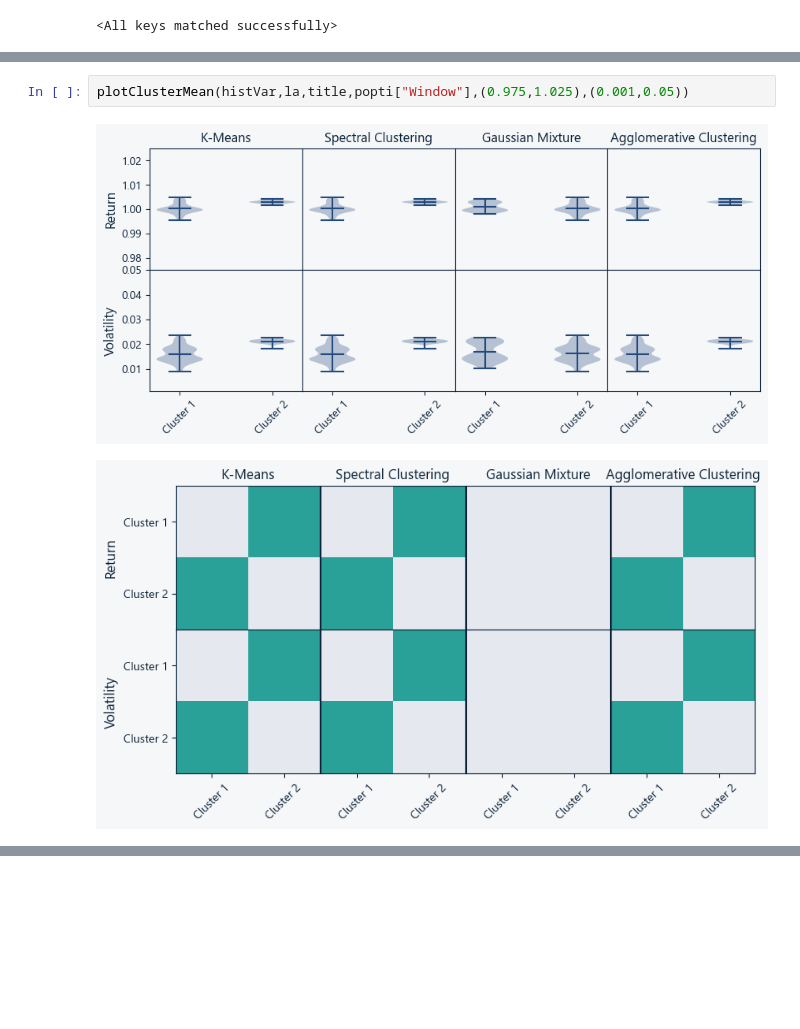
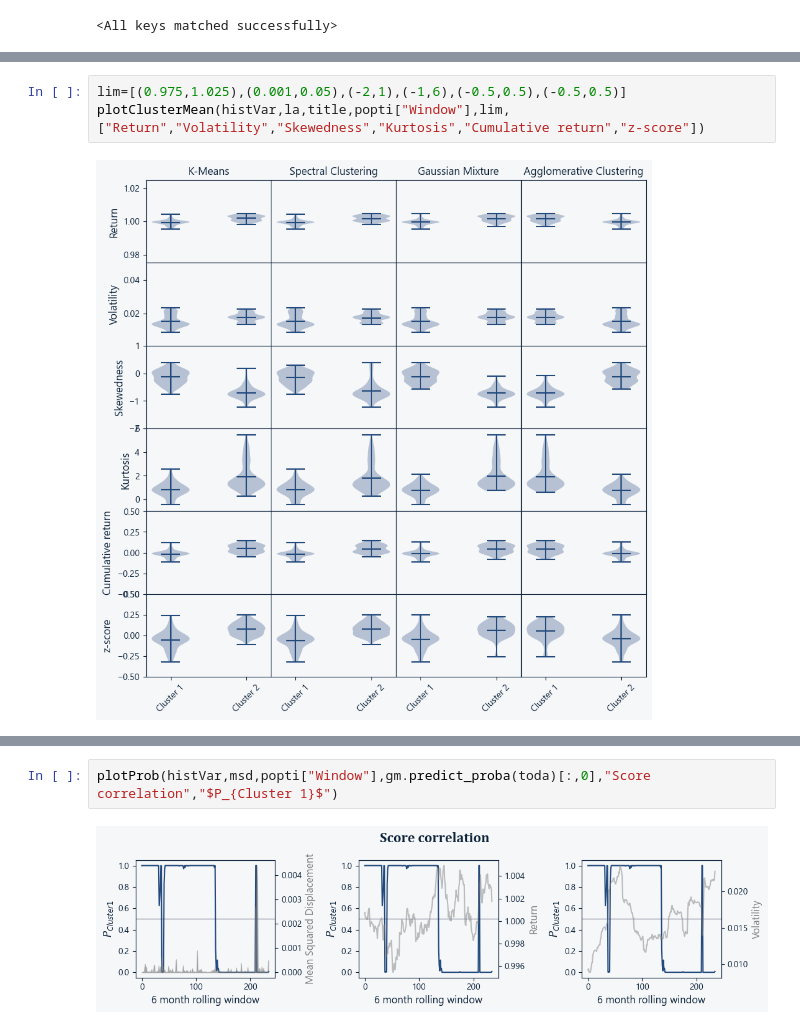
Before and after one commit to ValVal-Data/VaR, a Jupyter notebook: Main.ipynb, the cells around one changed output, grey strips where cells are left out. Drawn from its saved outputs; the diff is of its cells as text; blank space fills up the shorter version.

```diff
--- a/Main.ipynb
+++ b/Main.ipynb
@@ -527,5 +527,5 @@ plotClusterDim(la,toda,title)
-# %%
-plotClusterMean(histVar,la,title,popti["Window"],(0.975,1.025),(0.001,0.05))
-# %% [output]
-[figure, removed]
-[figure, removed]
+# %%
+lim=[(0.975,1.025),(0.001,0.05),(-2,1),(-1,6),(-0.5,0.5),(-0.5,0.5)]
+plotClusterMean(histVar,la,title,popti["Window"],lim,["Return","Volatility","Skewedness","Kurtosis","Cumulative return","z-score"])
+# %% [output]
+[figure, added]
@@ -531,0 +533,4 @@ plotClusterMean(histVar,la,title,popti["Window"],(0.975,1.025),(0.001,0.05))
+# %%
+plotProb(histVar,msd,popti["Window"],gm.predict_proba(toda)[:,0],"Score correlation","$P_{Cluster 1}$")
+# %% [output]
+[figure, added]
```
Also changed, not shown: parts of 5 cells of this notebook, 2 other files.
